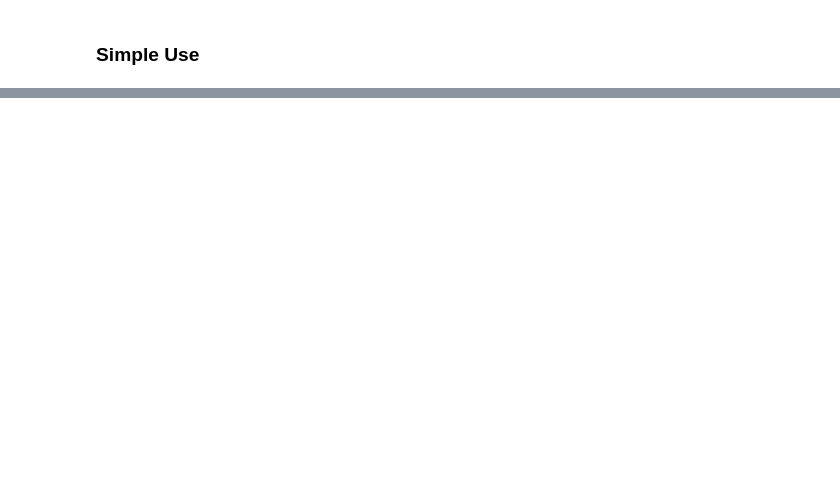
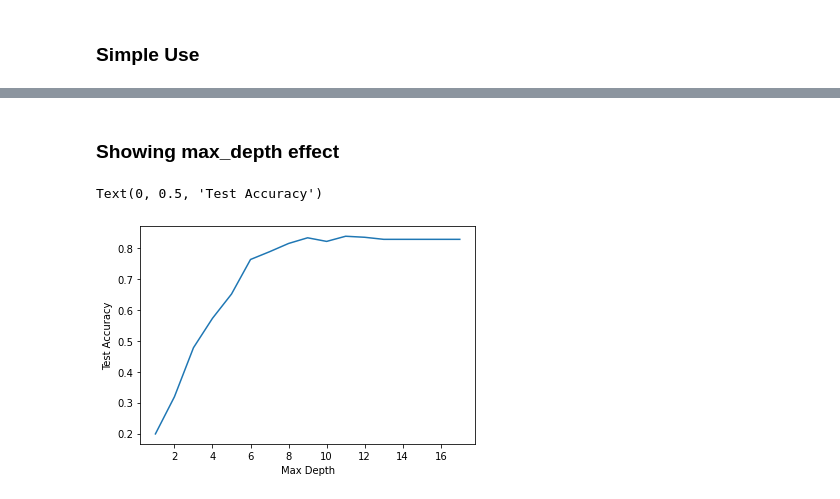
Before and after one commit to Bruno-Moreno/ML---Study, a Jupyter notebook: ML/Decision Trees.ipynb, the cells around one changed output, grey strips where cells are left out. Cells and saved outputs as stored; diff of their text form; code cells hidden in the pictures; blank space fills up the shorter version.

```diff
--- a/ML/Decision Trees.ipynb
+++ b/ML/Decision Trees.ipynb
@@ -88,0 +109,21 @@ X_train, X_test, y_train, y_test = train_test_split(df.drop(columns=["target"]),
+# %% [markdown]
+### Showing max_depth effect
+# %%
+#Creating a list of max_depth options
+max_depth_list = [1,2,3,4,5,6,7,8,9,10,11,12,13,14,15,16,17]
+accuracy_list = []
+
+#Creating the models with fixed max_depth
+for depth in max_depth_list:
+    clf = DecisionTreeClassifier(max_depth = depth, random_state = 666)
+    clf.fit(X_train,y_train)
+    y_pred = clf.predict(X_test)
+    accuracy_list.append(accuracy_score(y_real,y_pred))
+
+#Plotting
+plt.plot(max_depth_list,accuracy_list)
+plt.xlabel("Max Depth")
+plt.ylabel("Test Accuracy")
+# %% [output]
+Text(0, 0.5, 'Test Accuracy')
+[figure, added]
```
Also changed, not shown: parts of 6 cells of this notebook.
